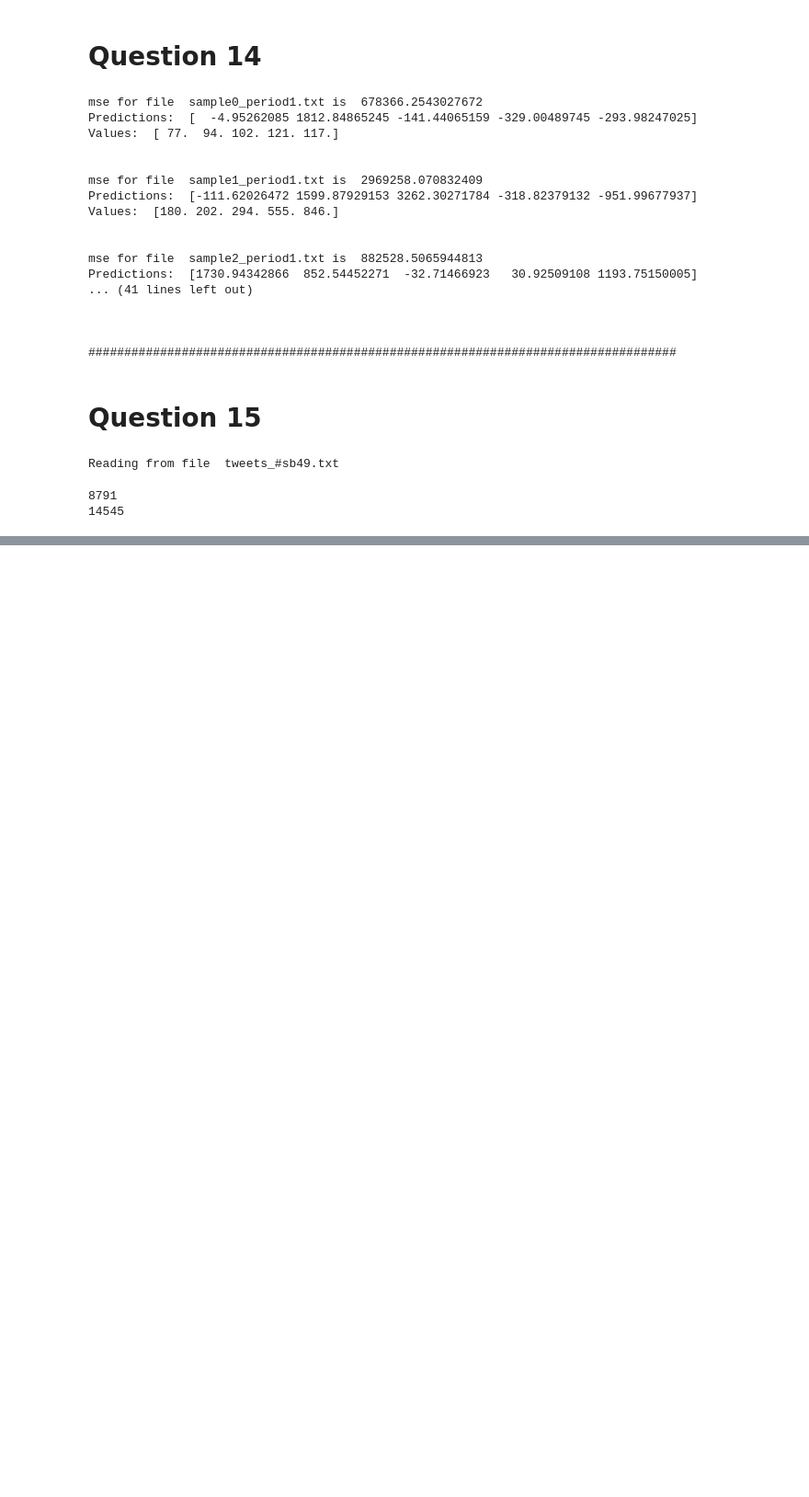
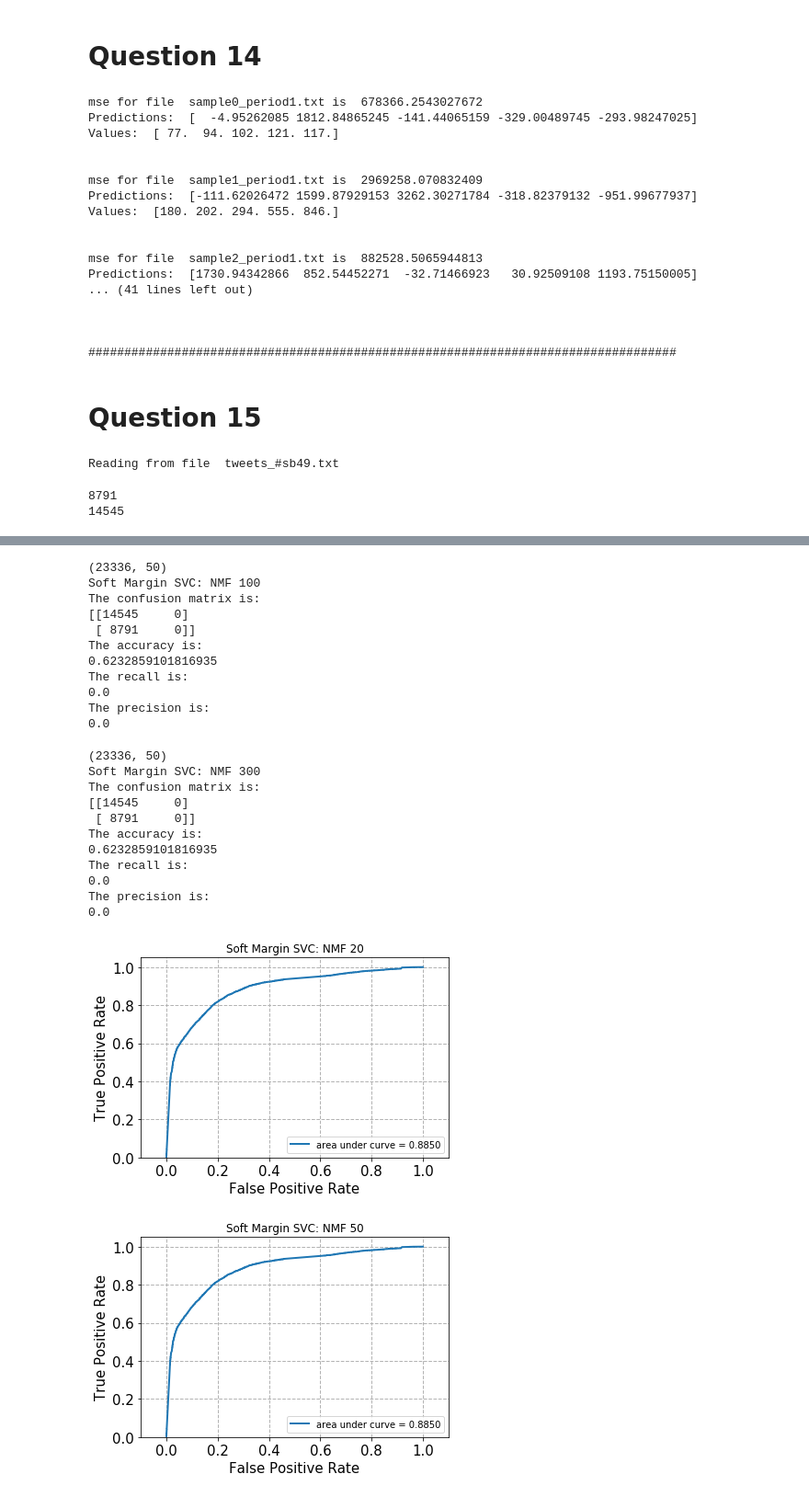
Before and after one commit to rupadevan94/large-scale-data-mining, a Jupyter notebook: Project5/Q11-15.ipynb, the cells around one changed output, grey strips where cells are left out. Shown at 92% size. Drawn from its saved outputs; the diff is of its cells as text; code cells hidden in the pictures; blank space fills up the shorter version.

```diff
--- a/Project5/Q11-15.ipynb
+++ b/Project5/Q11-15.ipynb
@@ -913,0 +1179,14 @@ pickle_out.close()
+# %%
+soft_margin_svc = LinearSVC(loss = 'hinge', C = 0.0001)
+fit_predict_and_plot(soft_margin_svc, get_nmf(20), labels, "Soft Margin SVC: NMF 20")
+
+soft_margin_svc = LinearSVC(loss = 'hinge', C = 0.0001)
+fit_predict_and_plot(soft_margin_svc, data_nmf, labels, "Soft Margin SVC: NMF 50")
+
+
+soft_margin_svc = LinearSVC(loss = 'hinge', C = 0.0001)
+fit_predict_and_plot(soft_margin_svc, get_nmf(100), labels, "Soft Margin SVC: NMF 100")
+
+soft_margin_svc = LinearSVC(loss = 'hinge', C = 0.0001)
+fit_predict_and_plot(soft_margin_svc, get_nmf(300), labels, "Soft Margin SVC: NMF 300")
+# %% [output]
@@ -913,0 +1210,24 @@ pickle_out.close()
+(23336, 50)
+Soft Margin SVC: NMF 100
+The confusion matrix is:
+[[14545     0]
+ [ 8791     0]]
+The accuracy is:
+0.6232859101816935
+The recall is:
+0.0
+The precision is:
+0.0
+(23336, 50)
+Soft Margin SVC: NMF 300
+The confusion matrix is:
+[[14545     0]
+ [ 8791     0]]
+The accuracy is:
+0.6232859101816935
+The recall is:
+0.0
+The precision is:
+0.0
+[figure, added]
+[figure, added]
```
Also changed, not shown: parts of 18 cells of this notebook.
